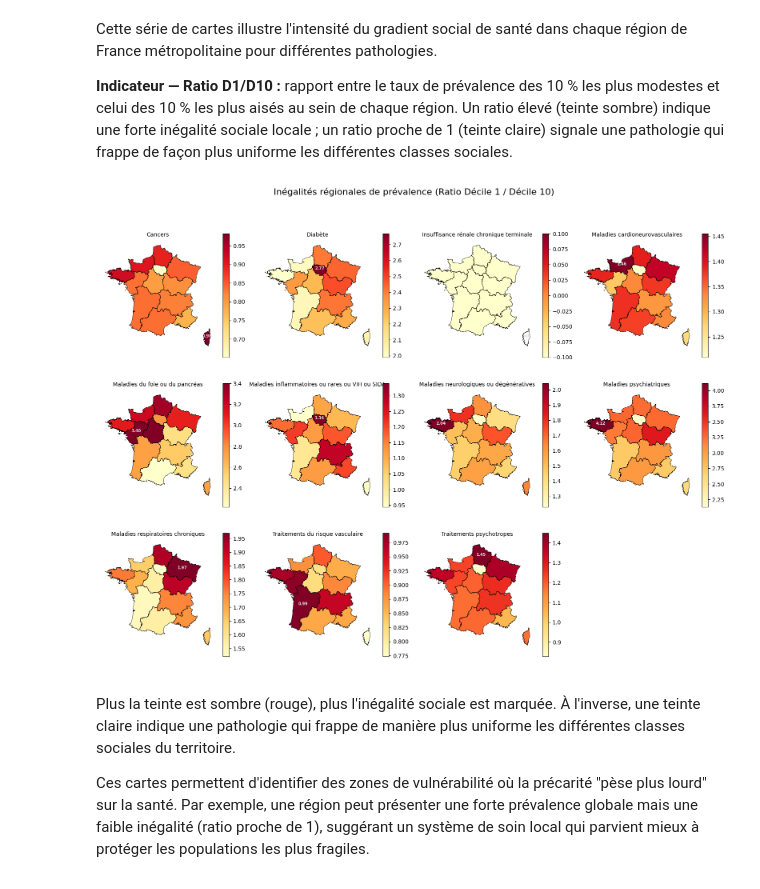
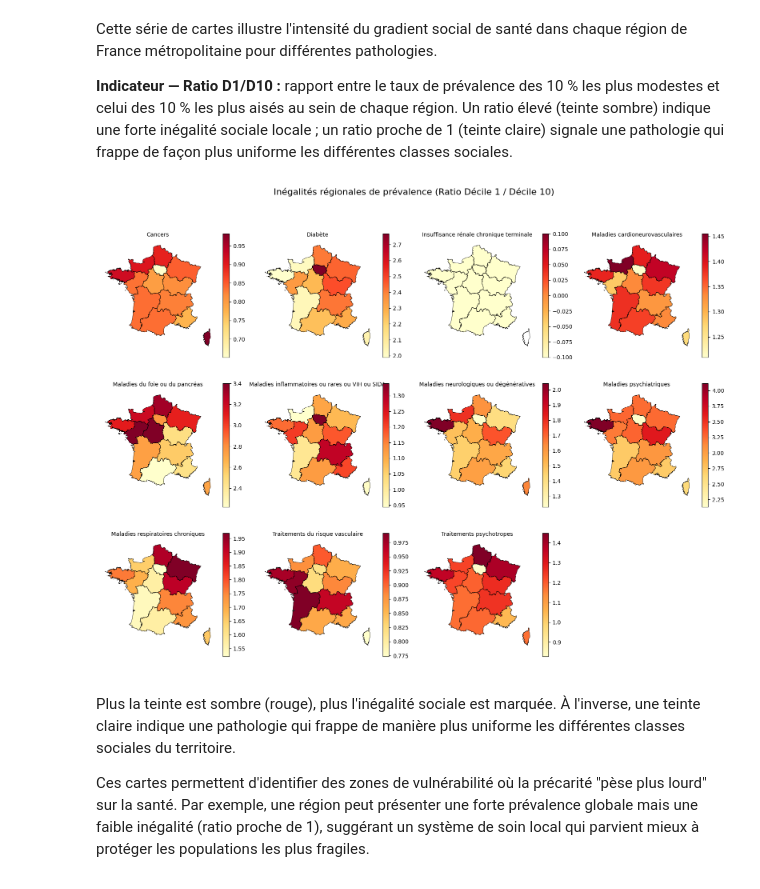
Before and after one commit to clemence-pinsard/projet_python_pour_datascience, a Jupyter notebook: main.ipynb, the cells around one changed output. Drawn from its saved outputs; the diff is of its cells as text; code cells hidden in the pictures.

```diff
--- a/main.ipynb
+++ b/main.ipynb
@@ -843,8 +843,6 @@ mask_reg = (df_maladies['varGroupage'] == 'FISC_NIVVIEM_E2015_S_moy_10') & \
 
 df_reg = df_maladies[mask_reg].copy()
 
-# Pivot pour récupérer les valeurs des déciles 1 et 10 par région
-# S'assurer que valGroupage est numérique avant le pivot
 df_reg['valGroupage'] = pd.to_numeric(df_reg['valGroupage'], errors='coerce')
 
 pivot_reg = df_reg.pivot_table(
@@ -853,59 +851,43 @@ pivot_reg = df_reg.pivot_table(
     values='txStandDir'
 )
 
-# Vérification que les colonnes 1 et 10 existent bien
 assert 1 in pivot_reg.columns and 10 in pivot_reg.columns, \
     "Les déciles 1 et 10 sont absents du pivot — vérifier le type de valGroupage"
 
 pivot_reg['ratio_D1_D10'] = pivot_reg[1] / pivot_reg[10]
-pivot_reg = pivot_reg.reset_index()
-pivot_reg['valPartition'] = pivot_reg['valPartition'].astype(str)
+pivot_reg = pivot_reg.rename(columns={1: 'D1', 10: 'D10'})
 pivot_reg = pivot_reg.reset_index()
 pivot_reg['valPartition'] = pivot_reg['valPartition'].astype(str)
 
-# Téléchargement d'un fond de carte allégé des régions françaises (GeoJSON)
 url_geojson = "https://raw.githubusercontent.com/gregoiredavid/france-geojson/master/regions.geojson"
 gdf_regions = gpd.read_file(url_geojson)
 
-# Jointure spatiale (code région INSEE)
 map_data = gdf_regions.merge(pivot_reg, left_on='code', right_on='valPartition', how='inner')
 
-# Tracé des sous-graphiques géographiques
 pathologies = map_data['catLib'].unique()
 n_cols = 4
 n_rows = (len(pathologies) + n_cols - 1) // n_cols
 
 fig, axes = plt.subplots(n_rows, n_cols, figsize=(16, 4 * n_rows))
 axes = axes.flatten()
 
 for i, patho in enumerate(pathologies):
     ax = axes[i]
     data_patho = map_data[map_data['catLib'] == patho]
     data_patho.plot(column='ratio_D1_D10', ax=ax, legend=True,
                     cmap='YlOrRd', edgecolor='black', linewidth=0.5,
                     legend_kwds={'shrink': 0.8})
-
-    # Annotation de la région au ratio le plus élevé
-    idx_max = data_patho['ratio_D1_D10'].idxmax()
-    centroid = data_patho.loc[idx_max].geometry.centroid
-    ax.annotate(
-        f"{data_patho.loc[idx_max, 'ratio_D1_D10']:.2f}",
-        xy=(centroid.x, centroid.y),
-        ha='center', fontsize=7, color='gainsboro', fontweight='bold'
-    )
-
     ax.set_title(patho, fontsize=10)
     ax.axis('off')
 
-# Masquer les axes vides
 for j in range(i + 1, len(axes)):
     axes[j].axis('off')
 
 plt.suptitle("Inégalités régionales de prévalence (Ratio Décile 1 / Décile 10)", fontsize=16, y=1.02)
 plt.tight_layout()
 plt.show()
 # %% [output]
-[figure, old version]
+[figure, new version]
 # %% [markdown]
 Plus la teinte est sombre (rouge), plus l'inégalité sociale est marquée. À l'inverse, une teinte claire indique une pathologie qui frappe de manière plus uniforme les différentes classes sociales du territoire.
 
```
Also changed, not shown: parts of 1 cell of this notebook, 1 other file.
